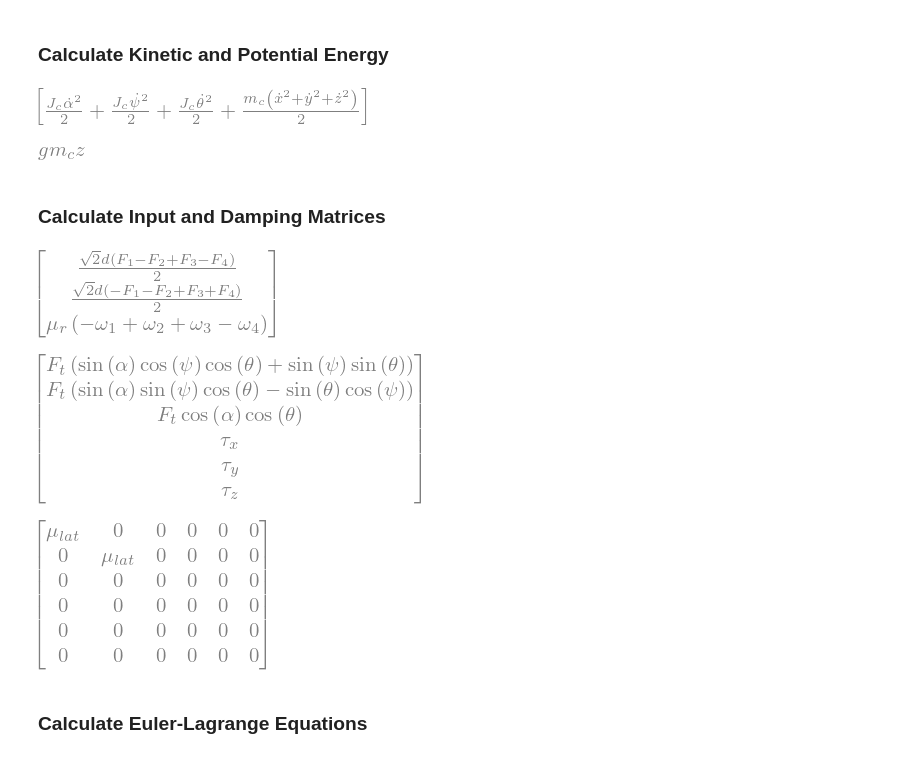
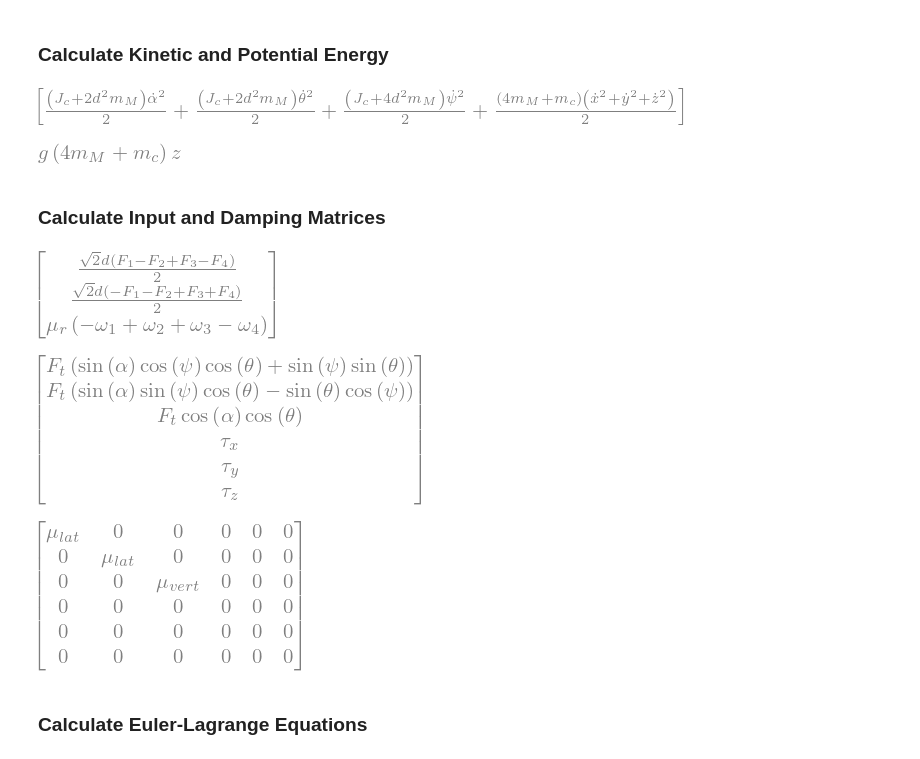
Before and after one commit to WillUoC/Controls-Final, a Jupyter notebook: Drone/derivations/scratch.ipynb, the cells around one changed output. Drawn from its saved outputs; the diff is of its cells as text; code cells hidden in the pictures.

```diff
--- a/Drone/derivations/scratch.ipynb
+++ b/Drone/derivations/scratch.ipynb
@@ -19,8 +19,6 @@ xdot, ydot, zdot, alphadot, thetadot, psidot = sym.diff(sym.Matrix([x, y, z, alp
 mc, m1, m2, m3, m4, mm, d = sym.symbols("m_c, m_1, m_2, m_3, m_4, m_M, d")
 Jc = sym.symbols('J_c')
 g = sym.symbols("g")
-
-mm = 0
 
 m1 = mm
 m2 = mm
@@ -82,36 +80,37 @@ vel_c = sym.diff(pos_c, t)
 pos_1 = R_main@pos_1_prime + pos_c
 pos_2 = R_main@pos_2_prime + pos_c
 pos_3 = R_main@pos_3_prime + pos_c
 pos_4 = R_main@pos_4_prime + pos_c
 
 
 vel_1 = sym.diff(pos_1, t)
 vel_2 = sym.diff(pos_2, t)
 vel_3 = sym.diff(pos_3, t)
 vel_4 = sym.diff(pos_4, t)
 
 rotational_velocities_prime = sym.Matrix([
     [thetadot],
     [alphadot],
     [psidot]
 ])
 
 rotational_velocities = rotational_velocities_prime
 
 rotational_inertias = sym.Matrix([
     [Jc + 4*(d*sym.sqrt(2)/2)**2*mm, 0, 0],
     [0, Jc + 4*(d*sym.sqrt(2)/2)**2*mm, 0],
-    [0, 0, Jc + 4*d**2*mm]])
+    [0, 0, Jc + 4*d**2*mm]
+    ])
 
 tke = sym.Rational(1,2)*((mc+m1+m2+m3+m4)*(vel_c.T@vel_c) + rotational_velocities.T@rotational_inertias@rotational_velocities)
 pe = (mc+m1+m2+m3+m4)*z*g
 
 
 display(sym.simplify(tke))
 display(sym.simplify(pe))
 # %% [output]
-[figure, old version]
+[figure, new version]
-[figure, old version]
+[figure, new version]
 # %%
 def line_from_points(x1, y1, x2, y2):
     slope = sym.Rational(y2-y1, x2-x1)
@@ -121,7 +120,7 @@ def line_from_points(x1, y1, x2, y2):
 # %% [markdown]
 ### Calculate Input and Damping Matrices
 # %%
-mu_r, mu_lat = sym.symbols("mu_r, mu_lat")
+mu_r, mu_lat, mu_vert = sym.symbols("mu_r, mu_lat, mu_vert")
 T1, T2, T3, T4 = sym.symbols("T_1, T_2, T_3, T_4")
 F1, F2, F3, F4 = sym.symbols("F_1, F_2, F_3, F_4")
 w1, w2, w3, w4 = sym.symbols("omega_1, omega_2, omega_3, omega_4")
@@ -198,7 +197,7 @@ display(sym.simplify(input_matrix))
 damping_matrix = sym.Matrix([
     [mu_lat, 0, 0, 0, 0, 0],
     [0, mu_lat, 0, 0, 0, 0],
-    [0, 0, 0, 0, 0, 0],
+    [0, 0, mu_vert, 0, 0, 0],
     [0, 0, 0, 0, 0, 0],
     [0, 0, 0, 0, 0, 0],
     [0, 0, 0, 0, 0, 0]
@@ -208,7 +207,7 @@ display(damping_matrix)
 # %% [output]
 [figure]
 [figure]
-[figure, old version]
+[figure, new version]
 # %% [markdown]
 ### Calculate Euler-Lagrange Equations
 # %%
```
Also changed, not shown: parts of 5 cells of this notebook, 2 other files.
